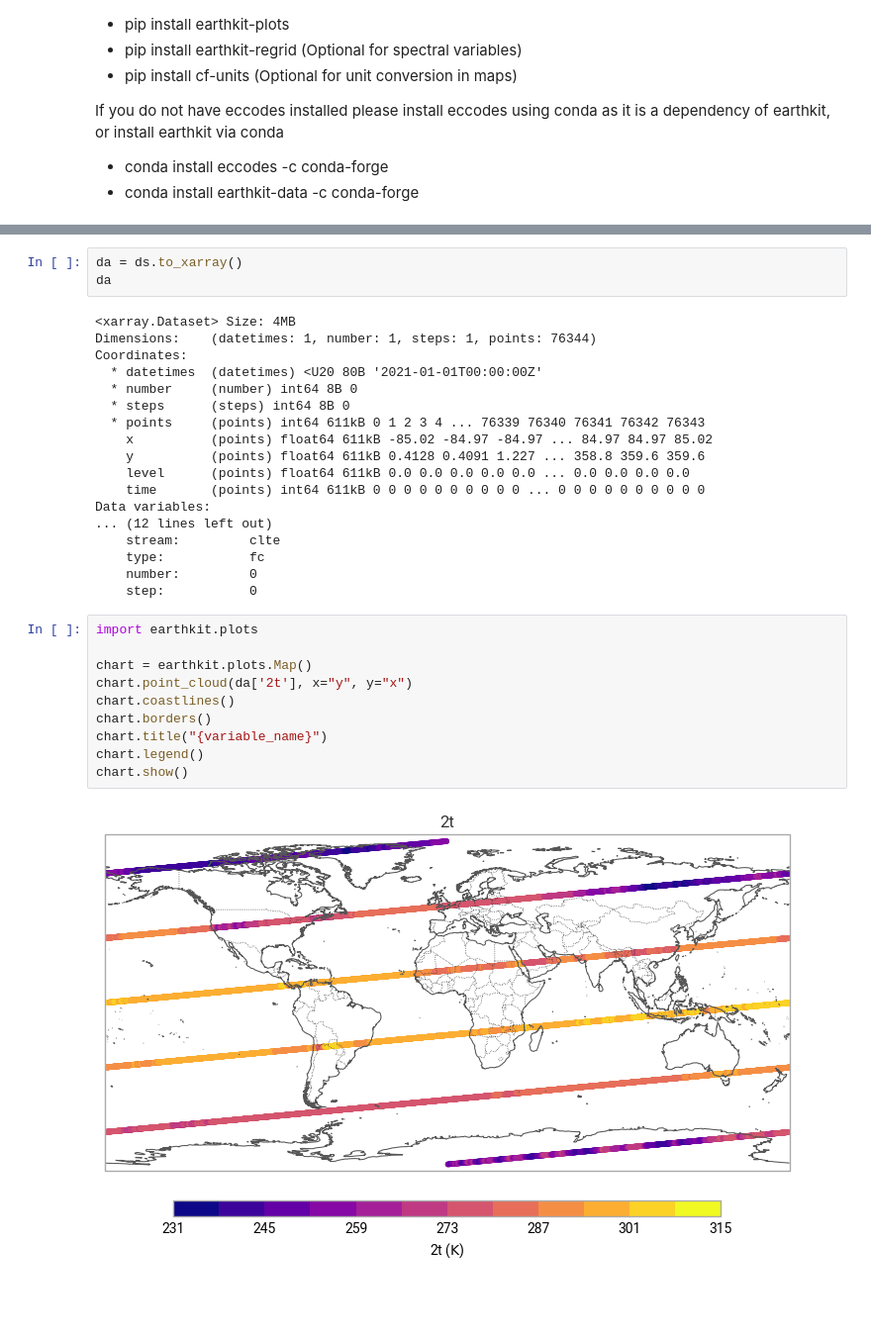
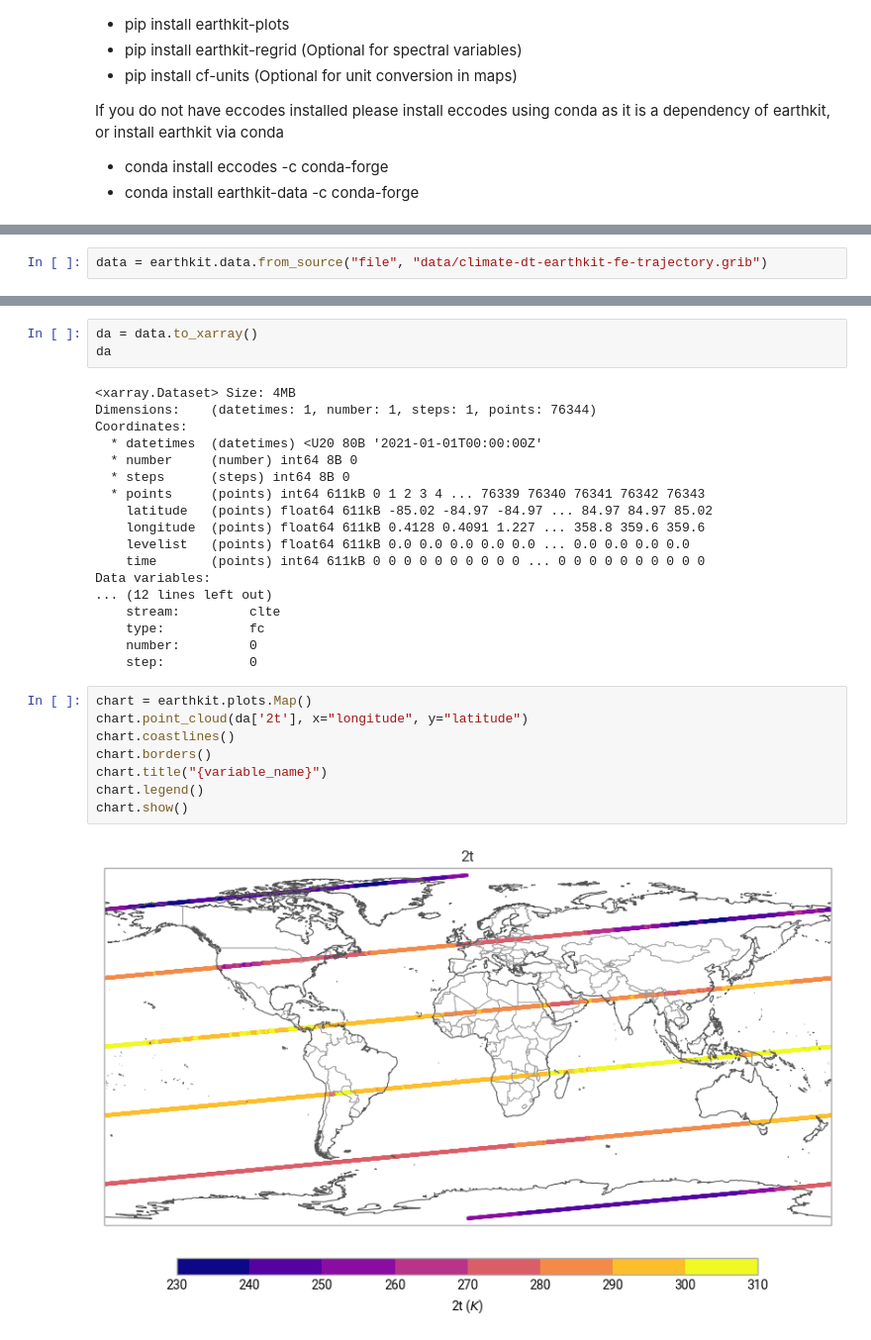
Before and after one commit to destination-earth-digital-twins/polytope-examples, a Jupyter notebook: climate-dt/climate-dt-earthkit-fe-trajectory.ipynb, the cells around one changed output, grey strips where cells are left out. Shown: that part at 99% size. Saved outputs shown, nothing was run; the diff lists cells and outputs as text; blank space fills up the shorter version.

```diff
--- a/climate-dt/climate-dt-earthkit-fe-trajectory.ipynb
+++ b/climate-dt/climate-dt-earthkit-fe-trajectory.ipynb
@@ -70 +91,3 @@ ds = earthkit.data.from_source("polytope", "destination-earth", request, stream=
+# %%
+data = earthkit.data.from_source("file", "data/climate-dt-earthkit-fe-trajectory.grib")
 # %%
@@ -72,5 +113,5 @@ ds._json()
 # %%
-da = ds.to_xarray()
+da = data.to_xarray()
 da
 # %% [output]
 <xarray.Dataset> Size: 4MB
@@ -80,9 +121,9 @@ Coordinates:
   * number     (number) int64 8B 0
   * steps      (steps) int64 8B 0
   * points     (points) int64 611kB 0 1 2 3 4 ... 76339 76340 76341 76342 76343
-    x          (points) float64 611kB -85.02 -84.97 -84.97 ... 84.97 84.97 85.02
-    y          (points) float64 611kB 0.4128 0.4091 1.227 ... 358.8 359.6 359.6
-    level      (points) float64 611kB 0.0 0.0 0.0 0.0 0.0 ... 0.0 0.0 0.0 0.0
+    latitude   (points) float64 611kB -85.02 -84.97 -84.97 ... 84.97 84.97 85.02
+    longitude  (points) float64 611kB 0.4128 0.4091 1.227 ... 358.8 359.6 359.6
+    levelist   (points) float64 611kB 0.0 0.0 0.0 0.0 0.0 ... 0.0 0.0 0.0 0.0
     time       (points) int64 611kB 0 0 0 0 0 0 0 0 0 0 ... 0 0 0 0 0 0 0 0 0 0
 Data variables:
 ... (12 lines left out)
@@ -91,14 +132,12 @@ Data variables:
     number:         0
     step:           0
 # %%
-import earthkit.plots
-
 chart = earthkit.plots.Map()
-chart.point_cloud(da['2t'], x="y", y="x")
+chart.point_cloud(da['2t'], x="longitude", y="latitude")
 chart.coastlines()
 chart.borders()
 chart.title("{variable_name}")
 chart.legend()
 chart.show()
 # %% [output]
-[figure, old version]
+[figure, new version]
```
Also changed, not shown: parts of 4 cells of this notebook.
